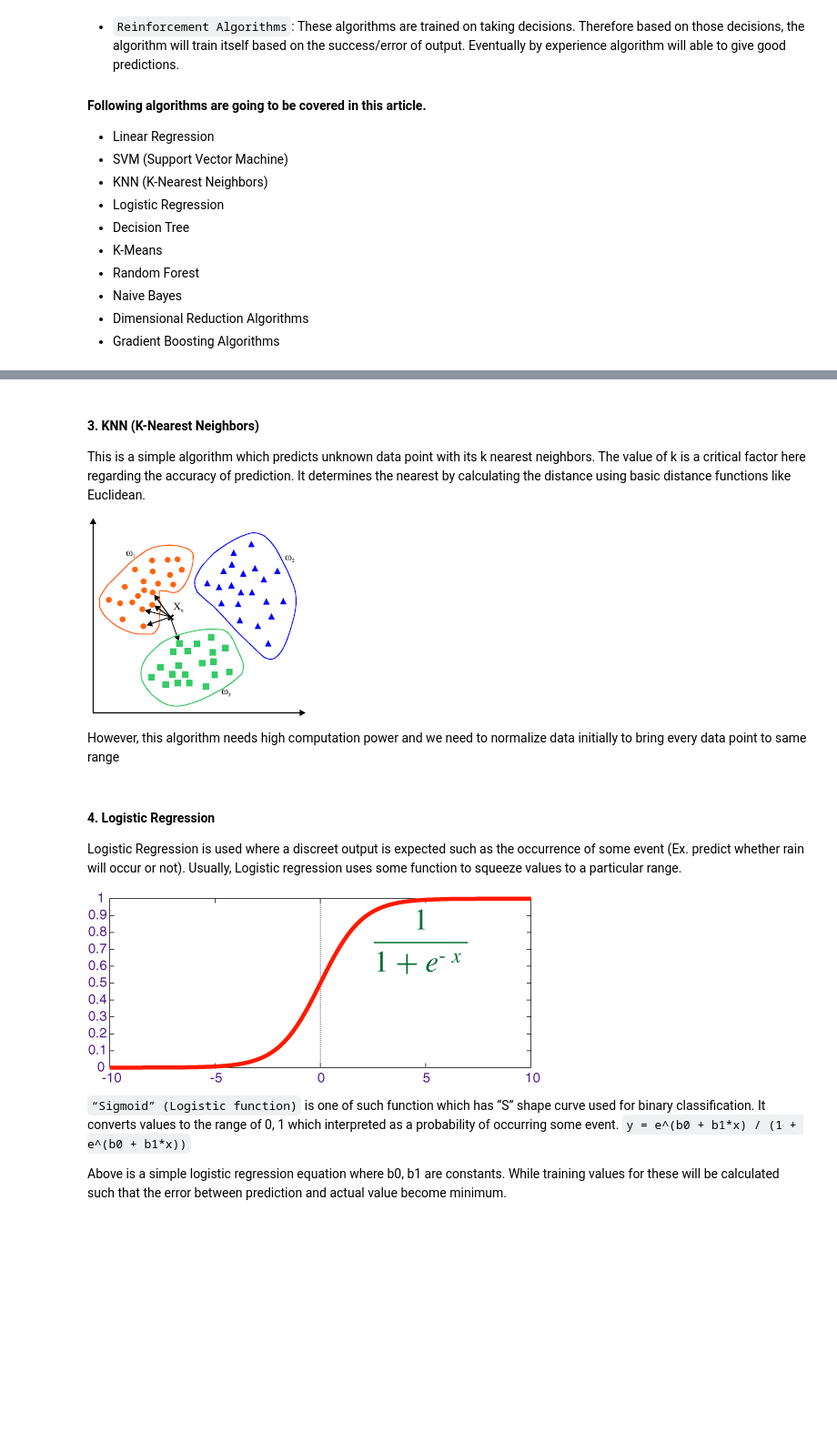
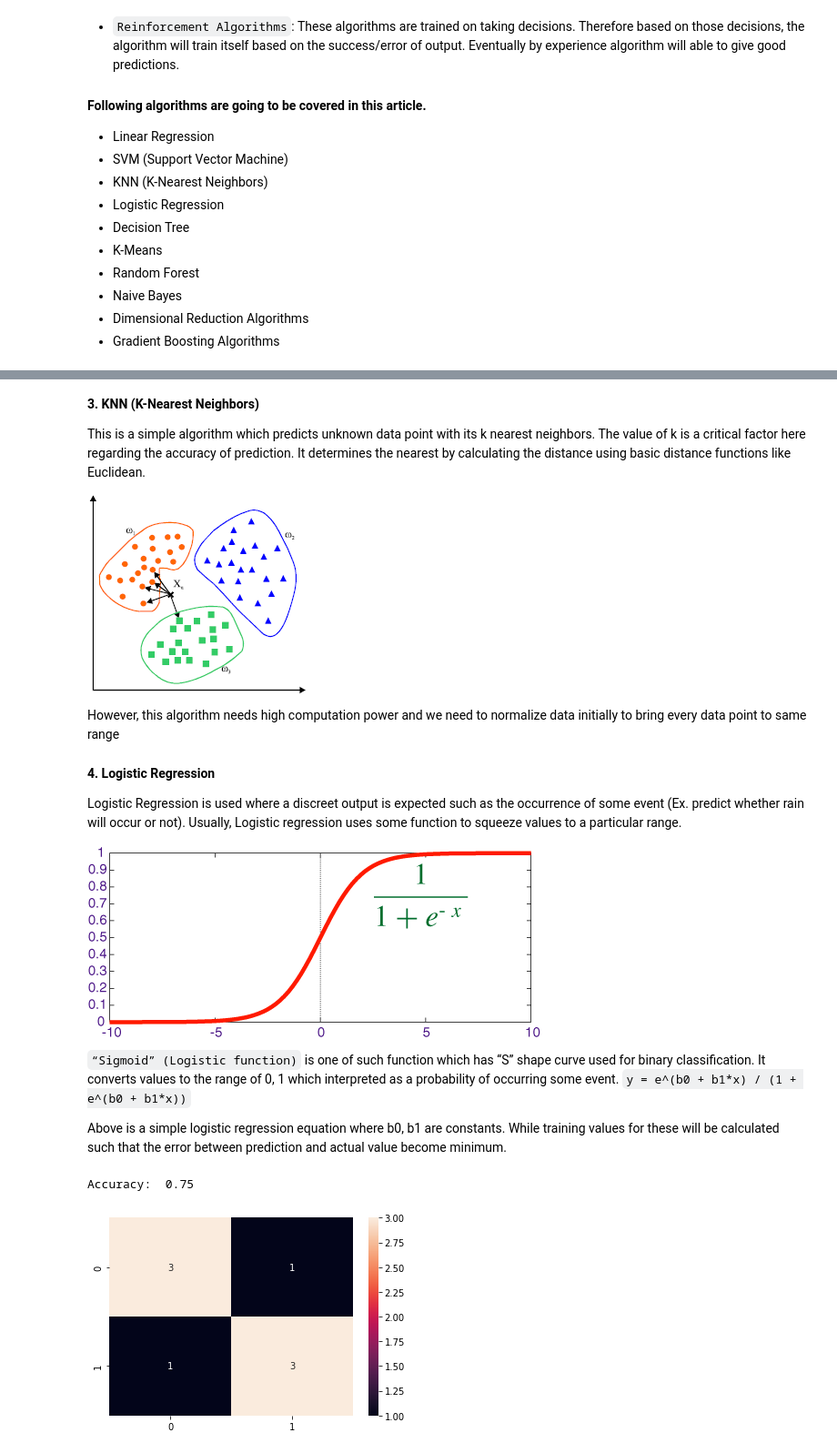
Before and after one commit to sahug/ds-basics, a Jupyter notebook: Data Science Basics - 10 Machine Learning Algorithms You need to Know.ipynb, the cells around one changed output, grey strips where cells are left out. Shown at 91% size. Drawn from its saved outputs; the diff is of its cells as text; code cells hidden in the pictures; blank space fills up the shorter version.

```diff
--- a/Data Science Basics - 10 Machine Learning Algorithms You need to Know.ipynb
+++ b/Data Science Basics - 10 Machine Learning Algorithms You need to Know.ipynb
@@ -86,10 +90,11 @@ y_true = digits.target[-1]
 print(y_pred)
 print(y_true)
 # %% [markdown]
-#### 3. KNN (K-Nearest Neighbors)
+**3. KNN (K-Nearest Neighbors)**
+
 This is a simple algorithm which predicts unknown data point with its k nearest neighbors. The value of k is a critical factor here regarding the accuracy of prediction. It determines the nearest by calculating the distance using basic distance functions like Euclidean.
 
-![image.png](attachment:image.png)
+![image.png](embedded-picture-1)
 
 However, this algorithm needs high computation power and we need to normalize data initially to bring every data point to same range
 # %%
@@ -115,14 +120,48 @@ y_true = digits.target[-1]
 print(y_pred)
 print(y_true)
 # %% [markdown]
-#### 4. Logistic Regression
+**4. Logistic Regression**
+
 Logistic Regression is used where a discreet output is expected such as the occurrence of some event (Ex. predict whether rain will occur or not). Usually, Logistic regression uses some function to squeeze values to a particular range.
 
-![image.png](attachment:image.png)
+![image.png](embedded-picture-1)
 
 `“Sigmoid” (Logistic function)` is one of such function which has “S” shape curve used for binary classification.
 It converts values to the range of 0, 1 which interpreted as a probability of occurring some event.
 `y = e^(b0 + b1*x) / (1 + e^(b0 + b1*x))`
 
 Above is a simple logistic regression equation where b0, b1 are constants. While training values for these will be calculated such that the error between prediction and actual value become minimum.
+# %%
+import pandas as pd
+from sklearn.model_selection import train_test_split
+from sklearn.linear_model import LogisticRegression
+from sklearn import metrics
+import seaborn as sns
+import matplotlib.pyplot as plt
+
+candidates = {'gmat': [780,750,690,710,680,730,690,720,740,690,610,690,710,680,770,610,580,650,540,590,620,600,550,550,570,670,660,580,650,660,640,620,660,660,680,650,670,580,590,690],
+              'gpa': [4,3.9,3.3,3.7,3.9,3.7,2.3,3.3,3.3,1.7,2.7,3.7,3.7,3.3,3.3,3,2.7,3.7,2.7,2.3,3.3,2,2.3,2.7,3,3.3,3.7,2.3,3.7,3.3,3,2.7,4,3.3,3.3,2.3,2.7,3.3,1.7,3.7],
+              'work_experience': [3,4,3,5,4,6,1,4,5,1,3,5,6,4,3,1,4,6,2,3,2,1,4,1,2,6,4,2,6,5,1,2,4,6,5,1,2,1,4,5],
+              'admitted': [1,1,0,1,0,1,0,1,1,0,0,1,1,0,1,0,0,1,0,0,1,0,0,0,0,1,1,0,1,1,0,0,1,1,1,0,0,0,0,1]
+              }
+
+df = pd.DataFrame(candidates, columns=["gmat", "gpa", "work_experience", "admitted"])
+
+X = df[["gmat", "gpa", "work_experience"]]
+y = df["admitted"]
+
+X_train, x_test, y_train, y_test = train_test_split(X, y, test_size=0.2, random_state=0)
+
+logistic_regression = LogisticRegression()
+logistic_regression.fit(X_train, y_train)
+y_pred = logistic_regression.predict(x_test)
+
+cm = metrics.confusion_matrix(y_test, y_pred)
+sns.heatmap(cm, annot=True)
+
+print("Accuracy: ", metrics.accuracy_score(y_test, y_pred))
+plt.show()
+# %% [output]
+Accuracy:  0.75
+[figure, added]
 # %% [markdown]
```
Also changed, not shown: parts of 25 cells of this notebook.
